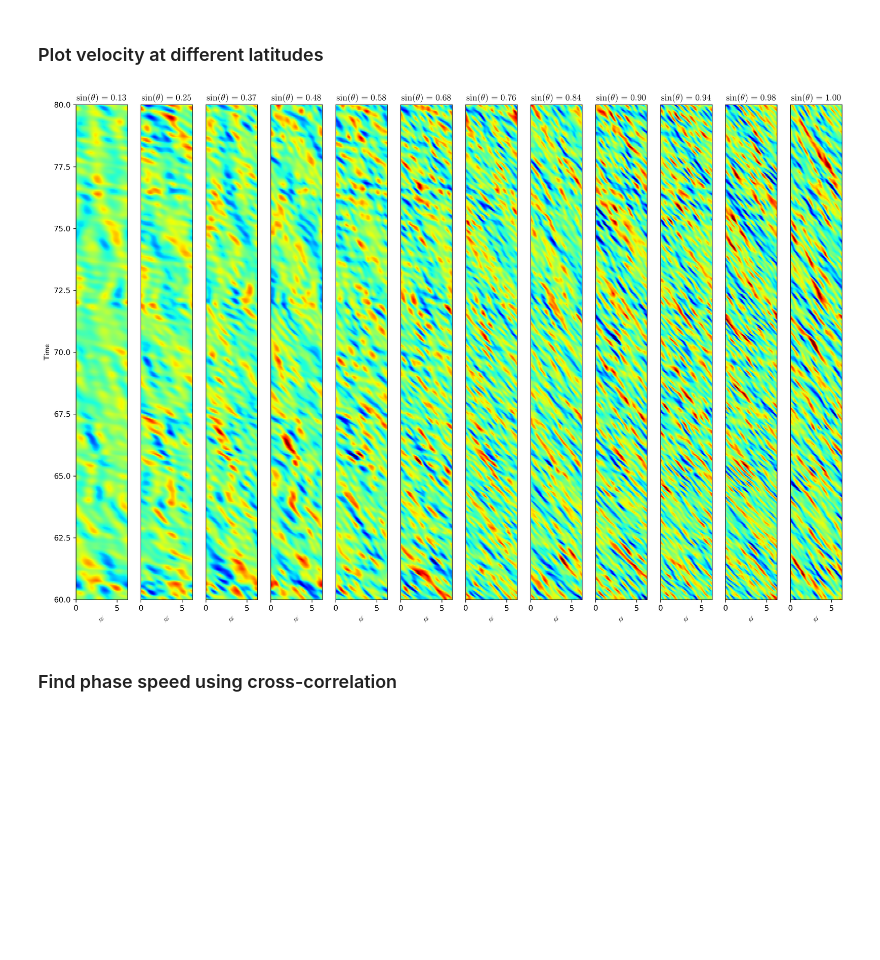
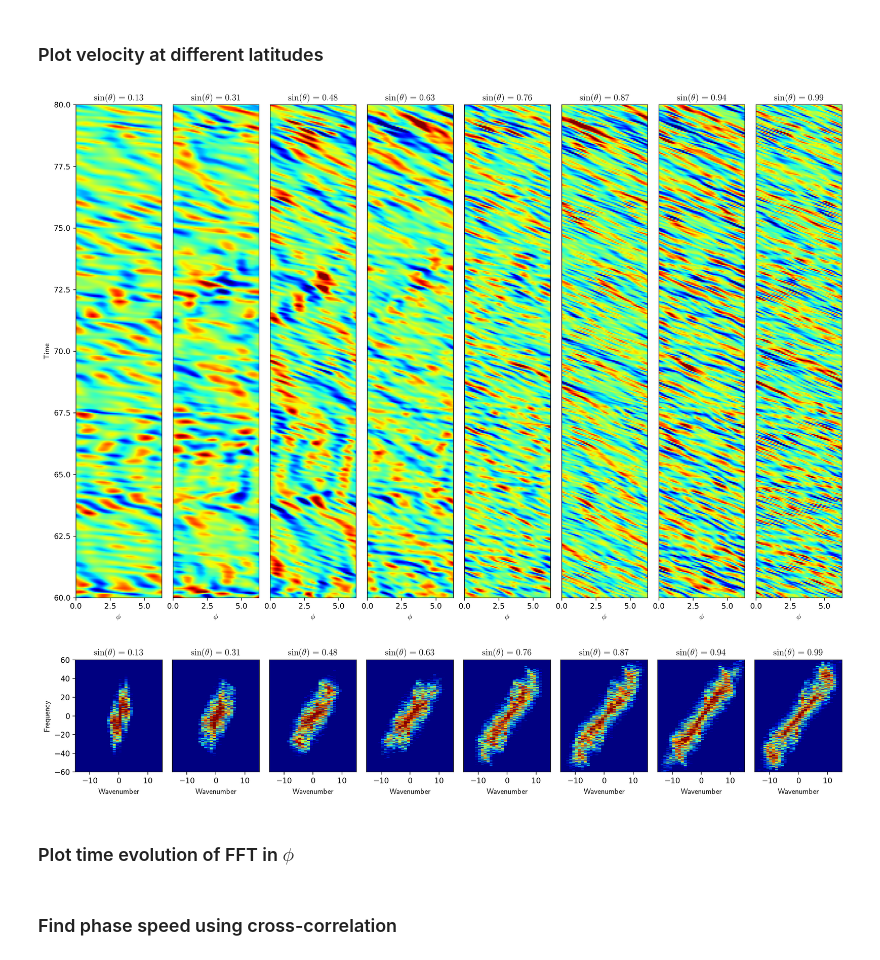
Before and after one commit to rohitsupekar/active_matter_spheres, a Jupyter notebook: scripts/jupyter/make_video_velocity_anomaly.ipynb, the cells around one changed output. Saved outputs shown, nothing was run; the diff lists cells and outputs as text; code cells hidden in the pictures; blank space fills up the shorter version.

```diff
--- a/scripts/jupyter/make_video_velocity_anomaly.ipynb
+++ b/scripts/jupyter/make_video_velocity_anomaly.ipynb
@@ -20,7 +20,7 @@ from mpl_toolkits import mplot3d
 logger = logging.getLogger(__name__)
 from matplotlib.animation import FFMpegWriter
 
-STRNAME = "sphere64"
+STRNAME = "sphere66"
 #add path to data folder
 input_folder = "/Users/Rohit/Documents/research/active_matter_spheres/scripts/data"
 output_folder = "/Users/Rohit/Documents/research/active_matter_spheres/scripts/garbage"
@@ -113,6 +113,9 @@ sig_eq = np.zeros((last_frame, phi.shape[0]))
 t_arr = np.zeros(last_frame)
 mean_vph = np.zeros(last_frame)
 
+#ind_th = int(len(theta)/2)
+ind_th = 50
+
 for ind in range(first_frame, last_frame + 1, 1):
     with np.load('%s/%s/output_%i.npz' %(input_folder, STRNAME, ind)) as file:
         phi = file['phi']
@@ -121,14 +124,14 @@ for ind in range(first_frame, last_frame + 1, 1):
         time = file['t'][0]
         t_arr[ind-1] = time
         #sig_eq[ind-1, :] = v_ph[:,int(len(theta)/2)] - np.mean(v_ph[:,int(len(theta)/2)])
-        sig_eq[ind-1, :] = v_ph[:,int(len(theta)/2)]
-        mean_vph[ind-1] = np.mean(v_ph[:,int(len(theta)/2)])
+        sig_eq[ind-1, :] = v_ph[:,ind_th]
+        mean_vph[ind-1] = np.mean(v_ph[:,ind_th])
 
 sig_fft = np.fft.fft2(sig_eq[500:1000, :])
 sig_fft = np.fft.fftshift(sig_fft)
 dphi = phi[2] - phi[1]
 dt = t_arr[2] - t_arr[1]
 
-phi_freq = np.fft.fftshift(np.fft.fftfreq(len(phi), d=dphi))
-time_freq = np.fft.fftshift(np.fft.fftfreq(len(t_arr[500:1000]), d=dt))
+phi_freq = 2*np.pi*np.fft.fftshift(np.fft.fftfreq(len(phi), d=dphi))
+time_freq = 2*np.pi*np.fft.fftshift(np.fft.fftfreq(len(t_arr[500:1000]), d=dt))
 # %%
@@ -191,25 +201,59 @@ for ind in range(first_frame, last_frame + 1, 1):
     with np.load('%s/%s/output_%i.npz' %(input_folder, STRNAME, ind)) as file:
         vph[ind-1, :, :] = file['v_ph']
 # %%
-th_inds = np.arange(10, 128, 10, dtype=int)
+th_inds = np.arange(10, 128, 15, dtype=int)
+
 plt.figure(figsize=(15, 10), dpi=300)
 
 count = 1
 for i in th_inds:
     plt.subplot(1, len(th_inds), count)
     plt.pcolormesh(phi, t_arr, vph[:,:,i] - np.mean(vph[:,:,i], axis=1, keepdims=True), cmap='jet' \
                    , vmin=-4, vmax=4)
     plt.ylim([60,80])
     if count != 1: plt.yticks([], [])
     else: plt.ylabel('Time', usetex=True)
     plt.title(r'$\sin(\theta) = %0.2f$' %(np.sin(theta[i])), usetex=True)
     plt.xlabel(r'$\phi$', usetex=True)
 
     count += 1
 
 plt.tight_layout()
-#plt.savefig('waves_phase.png')
+plt.show()
 
+##### Plot FFT ######
+plt.figure(figsize=(15, 3), dpi=200)
+
+count = 1
+for i in th_inds:
+
+    sig_eq = vph[:, :, i]
+
+    sig_fft = np.fft.fft2(sig_eq[500:1000, :])
+    sig_fft = np.fft.fftshift(sig_fft)
+    dphi = phi[2] - phi[1]
+    dt = t_arr[2] - t_arr[1]
+
+    phi_freq = 2*np.pi*np.fft.fftshift(np.fft.fftfreq(len(phi), d=dphi))
+    time_freq = 2*np.pi*np.fft.fftshift(np.fft.fftfreq(len(t_arr[500:1000]), d=dt))
+
+    plt.subplot(1, len(th_inds), count)
+    plt.pcolormesh(phi_freq, time_freq, np.log10(np.abs(sig_fft)), cmap='jet' \
+                   , vmin=3, vmax=4)
+    if count != 1: plt.yticks([], [])
+    else: plt.ylabel('Frequency', usetex=True)
+    plt.title(r'$\sin(\theta) = %0.2f$' %(np.sin(theta[i])), usetex=True)
+    plt.xlabel(r'Wavenumber', usetex=True)
+
+    plt.ylim([-60, 60])
+    plt.xlim([-15, 15])
+
+    count += 1
+
+plt.tight_layout()
 plt.show()
 # %% [output]
-[figure, old version]
+[figure, new version]
+[figure, added]
+# %% [markdown]
+### Plot time evolution of FFT in $\phi$
```
Also changed, not shown: parts of 2 cells of this notebook, 2 other files.
